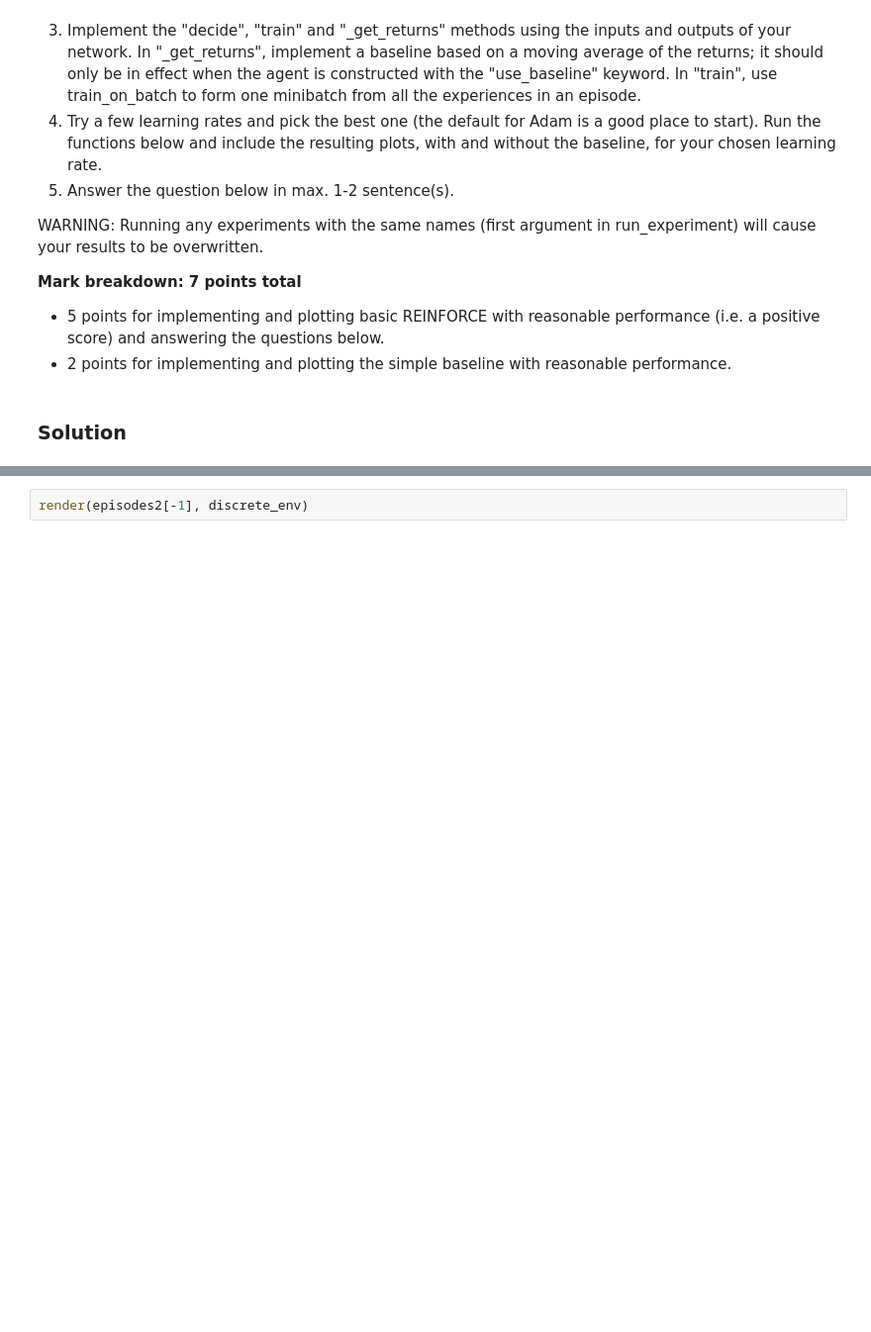
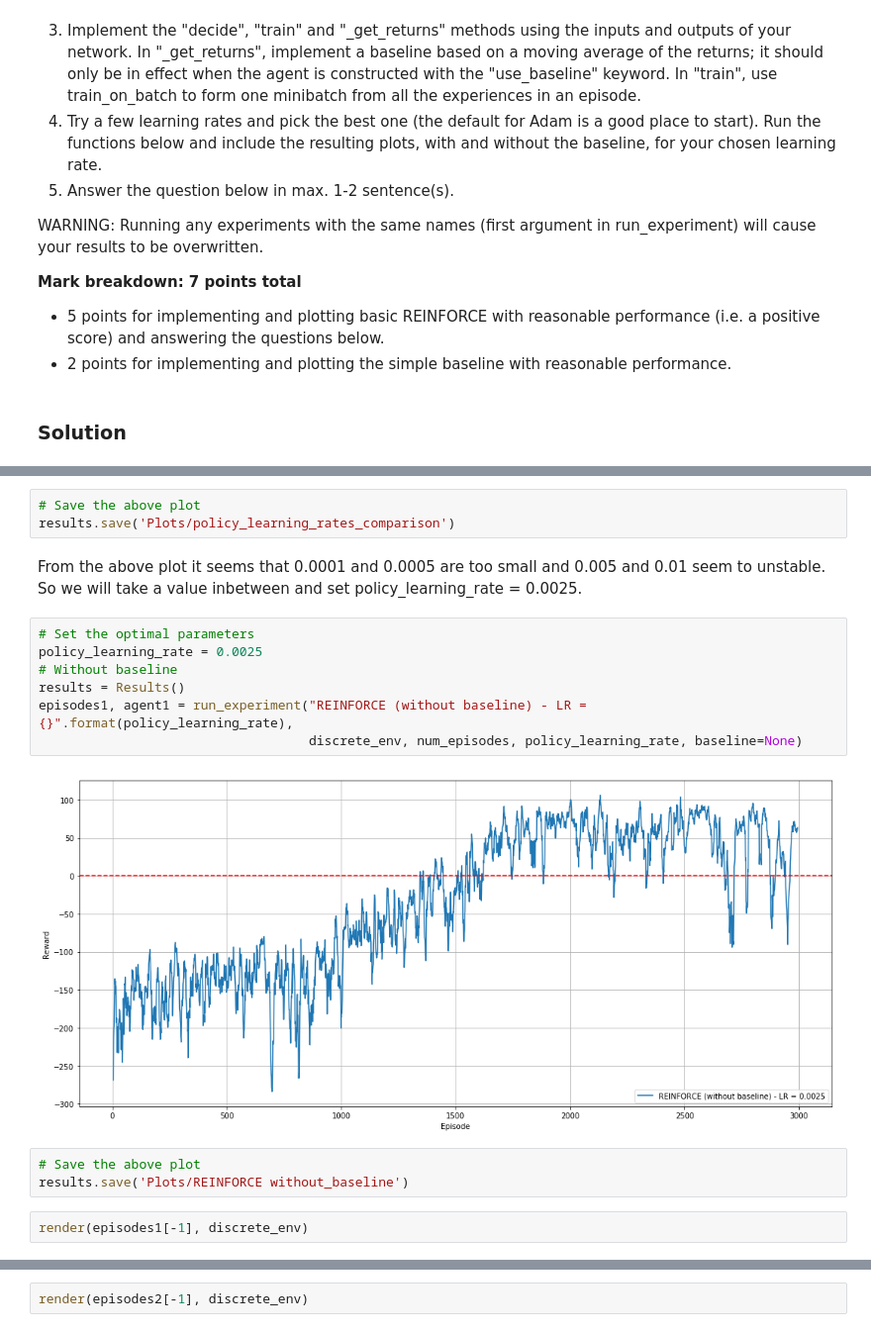
Before and after one commit to franckdess/ANN_Project3-Reinforcement_Learning, a Jupyter notebook: miniproject3_2019.ipynb, the cells around one changed output, grey strips where cells are left out. Shown at 99% size. Cells and saved outputs as stored; diff of their text form; blank space fills up the shorter version.

```diff
--- a/miniproject3_2019.ipynb
+++ b/miniproject3_2019.ipynb
@@ -442,2 +433,21 @@ adam_lr = 0.001
+# %%
+# Save the above plot
+results.save('Plots/policy_learning_rates_comparison')
+# %% [markdown]
+From the above plot it seems that 0.0001 and 0.0005 are too small and 0.005 and 0.01 seem to unstable. So we will take a value inbetween and set policy\_learning\_rate = 0.0025.
+# %%
+# Set the optimal parameters
+policy_learning_rate = 0.0025
+# Without baseline
+results = Results()
+episodes1, agent1 = run_experiment("REINFORCE (without baseline) - LR = {}".format(policy_learning_rate),
+                                   discrete_env, num_episodes, policy_learning_rate, baseline=None)
+# %% [output]
+[figure, added]
+# %%
+# Save the above plot
+results.save('Plots/REINFORCE without_baseline')
+# %%
+render(episodes1[-1], discrete_env)
 # %%
 # With simple baseline
```
Also changed, not shown: parts of 35 cells of this notebook, 5 other files.
